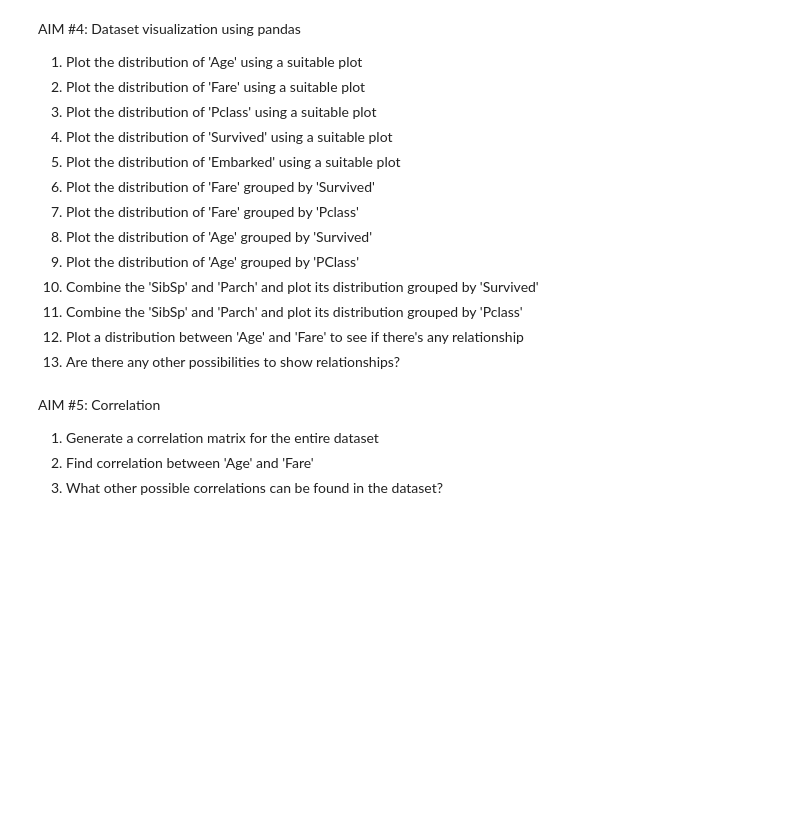
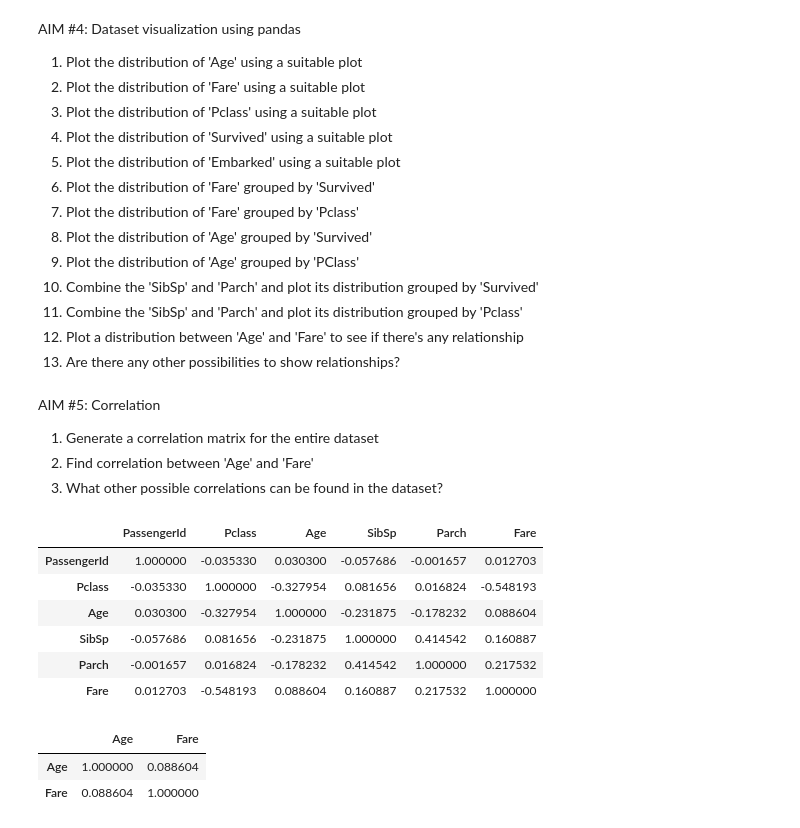
Before and after one commit to rocky-d/scse, a Jupyter notebook: exercise-non-graded/nongradedex5/ngex5.ipynb, the cells around one changed output. Drawn from its saved outputs; the diff is of its cells as text; code cells hidden in the pictures; blank space fills up the shorter version.

```diff
--- a/exercise-non-graded/nongradedex5/ngex5.ipynb
+++ b/exercise-non-graded/nongradedex5/ngex5.ipynb
@@ -252,3 +252,19 @@ AIM #5: Correlation
 1. Generate a correlation matrix for the entire dataset
 2. Find correlation between 'Age' and 'Fare'
 3. What other possible correlations can be found in the dataset?
+# %%
+df.loc[:, df.select_dtypes(include=['int64', 'float64']).columns].corr()
+# %% [output]
+|  | PassengerId | Pclass | Age | SibSp | Parch | Fare |
+| PassengerId | 1.000000 | -0.035330 | 0.030300 | -0.057686 | -0.001657 | 0.012703 |
+| Pclass | -0.035330 | 1.000000 | -0.327954 | 0.081656 | 0.016824 | -0.548193 |
+| Age | 0.030300 | -0.327954 | 1.000000 | -0.231875 | -0.178232 | 0.088604 |
+| SibSp | -0.057686 | 0.081656 | -0.231875 | 1.000000 | 0.414542 | 0.160887 |
+| Parch | -0.001657 | 0.016824 | -0.178232 | 0.414542 | 1.000000 | 0.217532 |
+| Fare | 0.012703 | -0.548193 | 0.088604 | 0.160887 | 0.217532 | 1.000000 |
+# %%
+df.loc[:, ['Age', 'Fare']].corr()
+# %% [output]
+|  | Age | Fare |
+| Age | 1.000000 | 0.088604 |
+| Fare | 0.088604 | 1.000000 |
```
